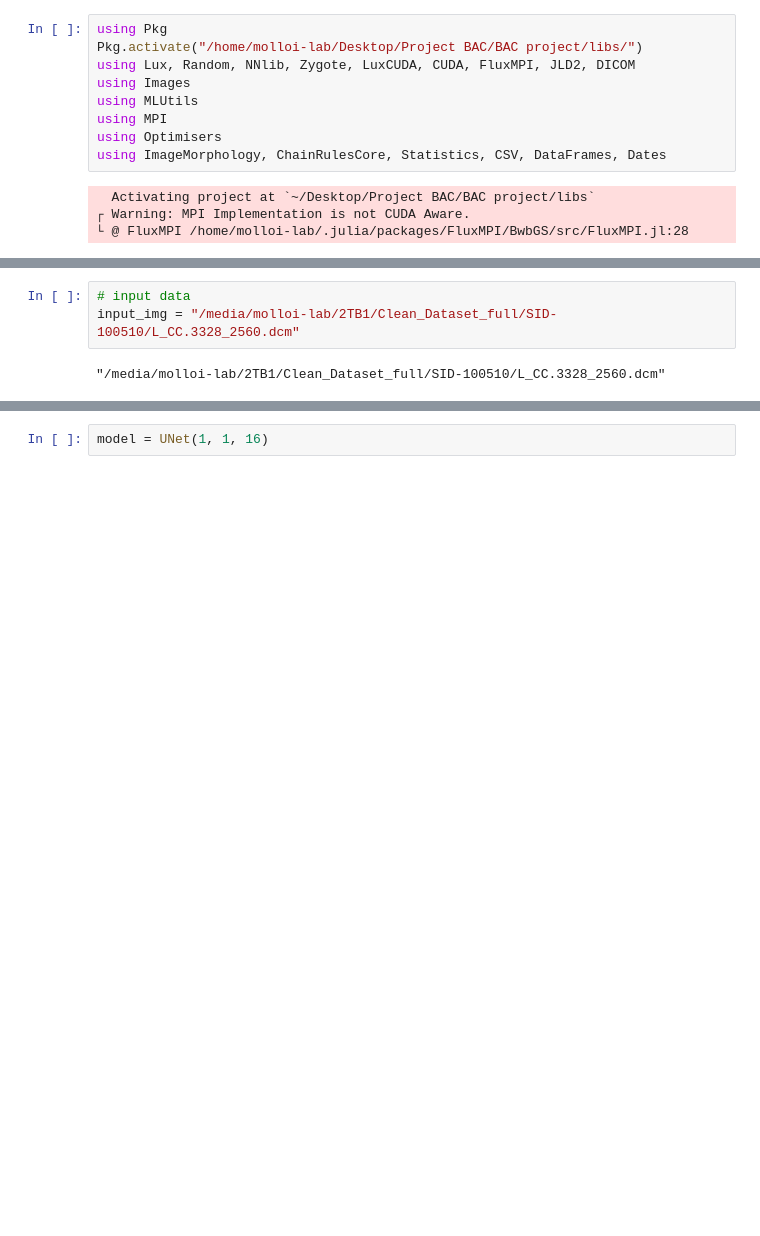
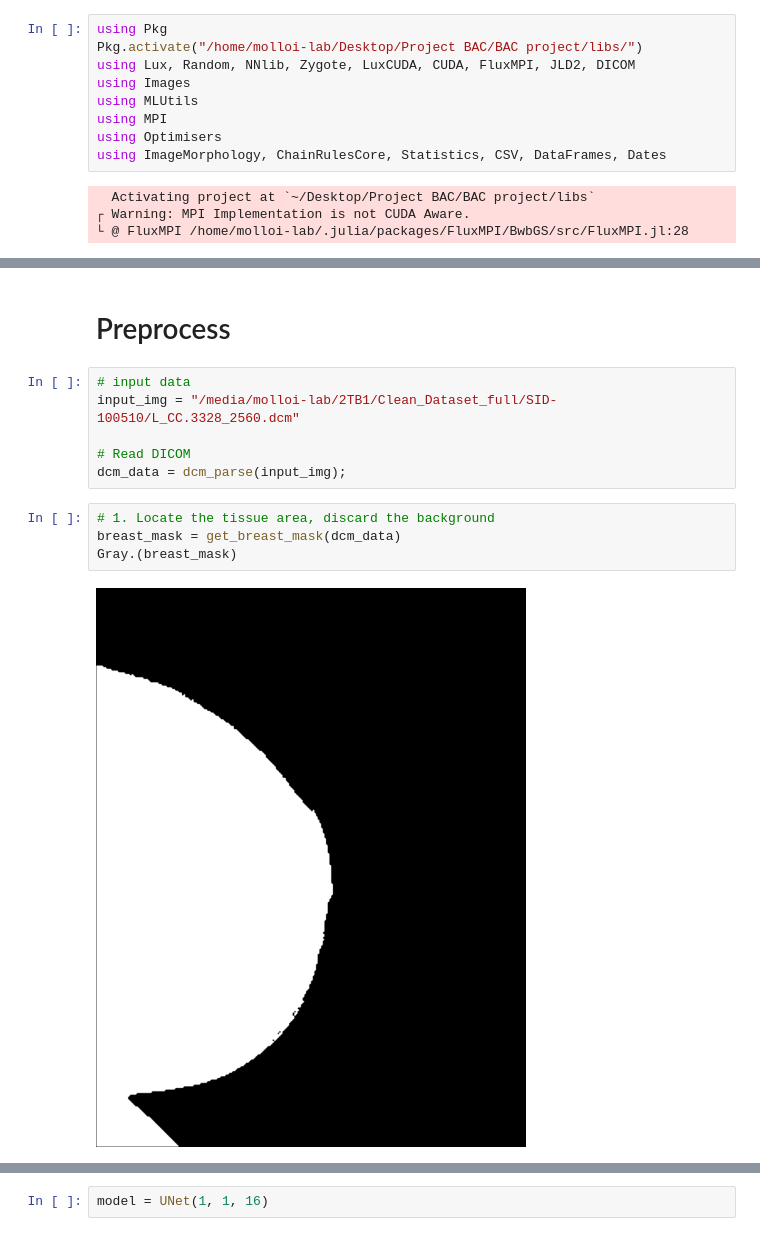
Before and after one commit to MolloiLab/BreastArterialCalcification, a Jupyter notebook: inference.ipynb, the cells around one changed output, grey strips where cells are left out. Drawn from its saved outputs; the diff is of its cells as text; blank space fills up the shorter version.

```diff
--- a/inference.ipynb
+++ b/inference.ipynb
@@ -84,6 +294,15 @@ end
+# %% [markdown]
+# Preprocess
 # %%
 # input data
 input_img = "/media/molloi-lab/2TB1/Clean_Dataset_full/SID-100510/L_CC.3328_2560.dcm"
+
+# Read DICOM
+dcm_data = dcm_parse(input_img);
-# %% [output]
-"/media/molloi-lab/2TB1/Clean_Dataset_full/SID-100510/L_CC.3328_2560.dcm"
+# %%
+# 1. Locate the tissue area, discard the background
+breast_mask = get_breast_mask(dcm_data)
+Gray.(breast_mask)
+# %% [output]
+[figure, added]
 # %%
```
Also changed, not shown: parts of 7 cells of this notebook.
